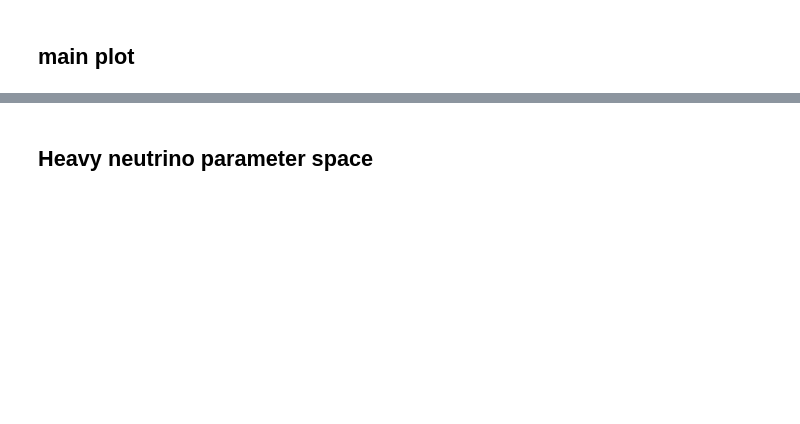
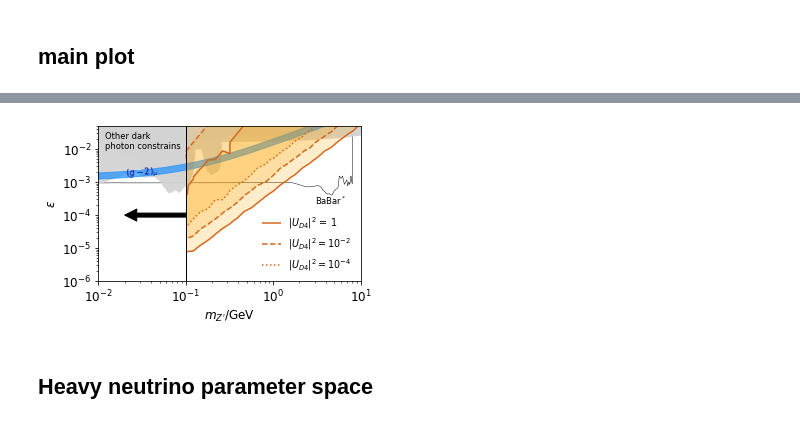
Before and after one commit to mhostert/dark-neutrinos-at-T2K, a Jupyter notebook: exp_analysis/7_poster_plots.ipynb, the cells around one changed output, grey strips where cells are left out. Cells and saved outputs as stored; diff of their text form; code cells hidden in the pictures; blank space fills up the shorter version.

```diff
--- a/exp_analysis/7_poster_plots.ipynb
+++ b/exp_analysis/7_poster_plots.ipynb
@@ -104,3 +186,59 @@ plt.show()
+# %%
+# trying with shading
+fig = plt.figure()
+axes_form = [0.14,0.15,0.82,0.76]
+ax = fig.add_axes(axes_form)
+ax.set_xlim(X_MIN, X_MAX)
+ax.set_ylim(Y_MIN, Y_MAX)
+ax.set_xscale('log')
+ax.set_yscale('log')
+ax.set_xlabel(r'$m_{Z^\prime}/$GeV')
+ax.set_ylabel(r'$\varepsilon$')
+
+semi_visible_DP.plot_constraints(ax, X_MIN, X_MAX, separated=False)
+
+gminus2.compute_and_plot_gminus2_region(
+    ax = ax,
+    mz = mzpr,
+    delta_amu = FNAL_run_combined[0],
+    error = FNAL_run_combined[1],
+    factor = FACTOR,
+    sigmas = gminus2_sigmas,
+    colors = gminus2_colors
+)
+
+ax.axvline(x=this_m4, color='black', lw=1)
+ax.annotate('', xy=(2e-2, 1e-4), xytext=(this_m4, 1e-4),
+            arrowprops=dict(facecolor='black', shrink=0.),
+            )
+ax.annotate(r'$(g-2)_\mu$', xy=(2e-2,1.5e-3), rotation=4, fontsize=0.7*fsize, color='darkblue')
+ax.annotate('Light mediator\nshort lived\nno ', xy=(2e-2,1.5e-3), rotation=4, fontsize=0.7*fsize, color='darkblue')
+
+# plot
+colors = ['orange', 'orange', 'orange']
+linestyles = ['-', '--', 'dotted']
+
+# colors = ['orange', 'red', 'brown']
+# linestyles = ['-', '-', '-']
+
+contours = {}
+for Ud4_2, linestyle, color in zip(dark_photon_Ud4_2_s, linestyles, colors):
+    contours[Ud4_2] = plt.contourf(mz, epsilon,
+                                  t2k_dark_photon_constraints[Ud4_2][0], levels=[-np.inf, levels[0.9]],
+                                  colors=[color], linestyles=[linestyle], alpha=0.2)
+    contours[Ud4_2] = plt.contour(mz, epsilon,
+                                  t2k_dark_photon_constraints[Ud4_2][0], levels=[levels[0.9]],
+                                  colors=['chocolate'], linestyles=[linestyle])
+plt.legend([cntr.legend_elements()[0][0] for cntr in contours.values()],
+            [f'$|U_{{D4}}|^2$ = {Ud4_2}' if Ud4_2==1 else r'$|U_{{D4}}|^2 = 10^{'+f'{np.log10(Ud4_2):.1g}'+r'}$' for Ud4_2 in contours.keys()],
+           frameon=False,
+           loc='lower right')
+
+ax.set_xlim(X_MIN,X_MAX)
+fig.savefig(f"{save_folder}dark_photon.pdf", bbox_inches='tight')
+plt.show()
+# %% [output]
+[figure, added]
 # %% [markdown]
 ## Heavy neutrino parameter space
 # %%
```
Also changed, not shown: parts of 19 cells of this notebook, 8 other files.
